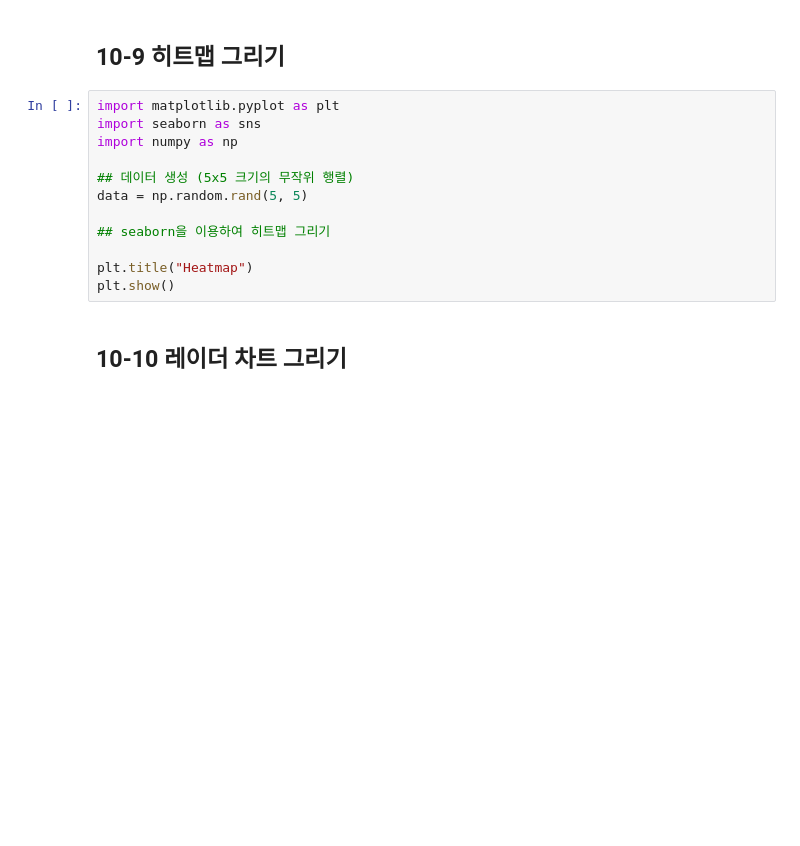
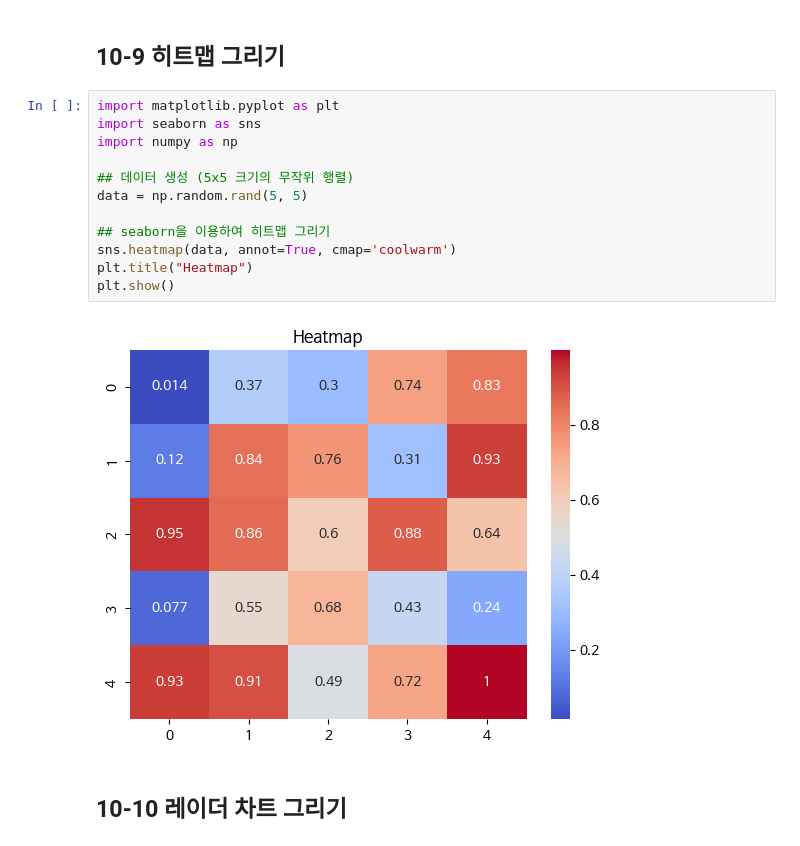
Before and after one commit to minklee26/Data-Analysis-with-Open-Source, a Jupyter notebook: 오픈소스_데이터_분석_10강_수정.ipynb, the cells around one changed output. Saved outputs shown, nothing was run; the diff lists cells and outputs as text; blank space fills up the shorter version.

```diff
--- a/오픈소스_데이터_분석_10강_수정.ipynb
+++ b/오픈소스_데이터_분석_10강_수정.ipynb
@@ -203,15 +202,17 @@ plt.show()
 # %%
 import matplotlib.pyplot as plt
 import seaborn as sns
 import numpy as np
 
 ## 데이터 생성 (5x5 크기의 무작위 행렬)
 data = np.random.rand(5, 5)
 
 ## seaborn을 이용하여 히트맵 그리기
-
+sns.heatmap(data, annot=True, cmap='coolwarm')
 plt.title("Heatmap")
 plt.show()
+# %% [output]
+[figure, added]
 # %% [markdown]
 ## 10-10 레이더 차트 그리기
 # %%
```
Also changed, not shown: parts of 22 cells of this notebook.
